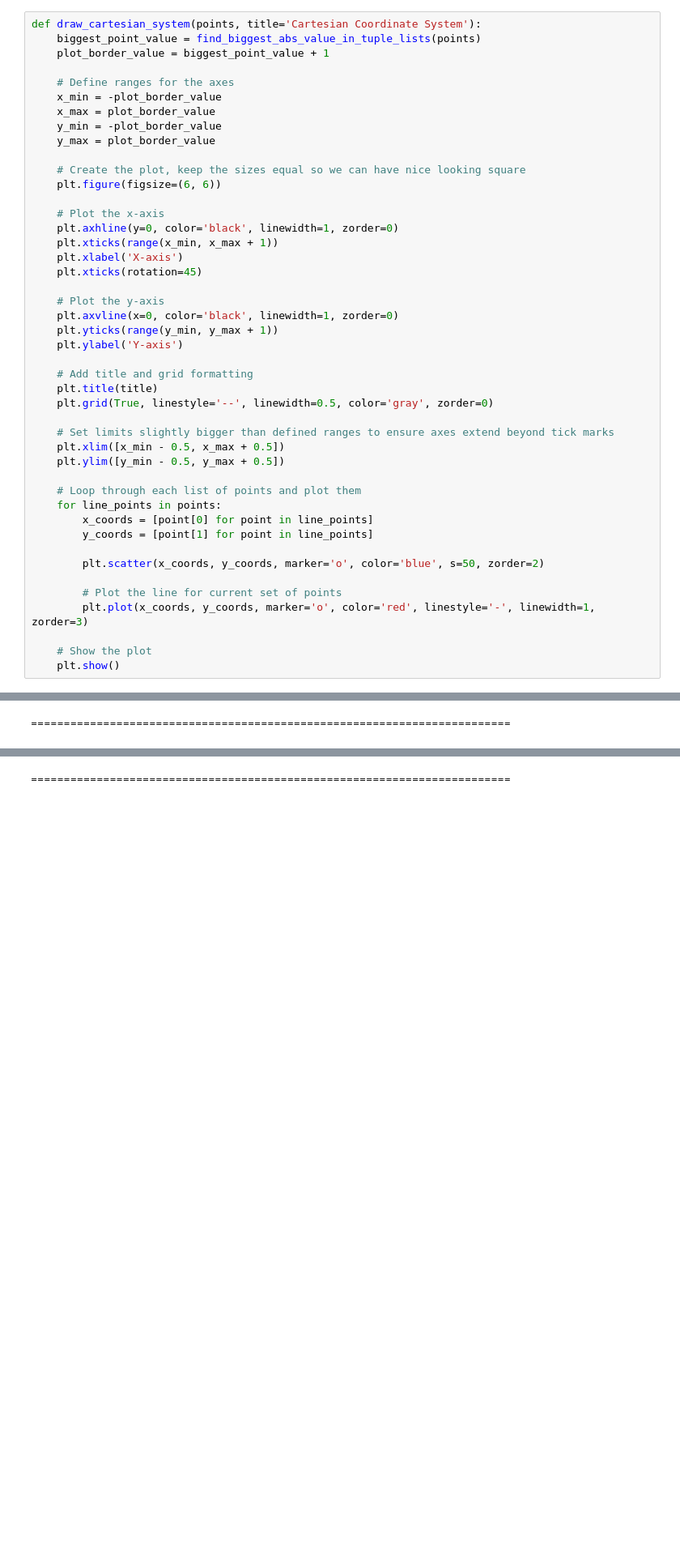
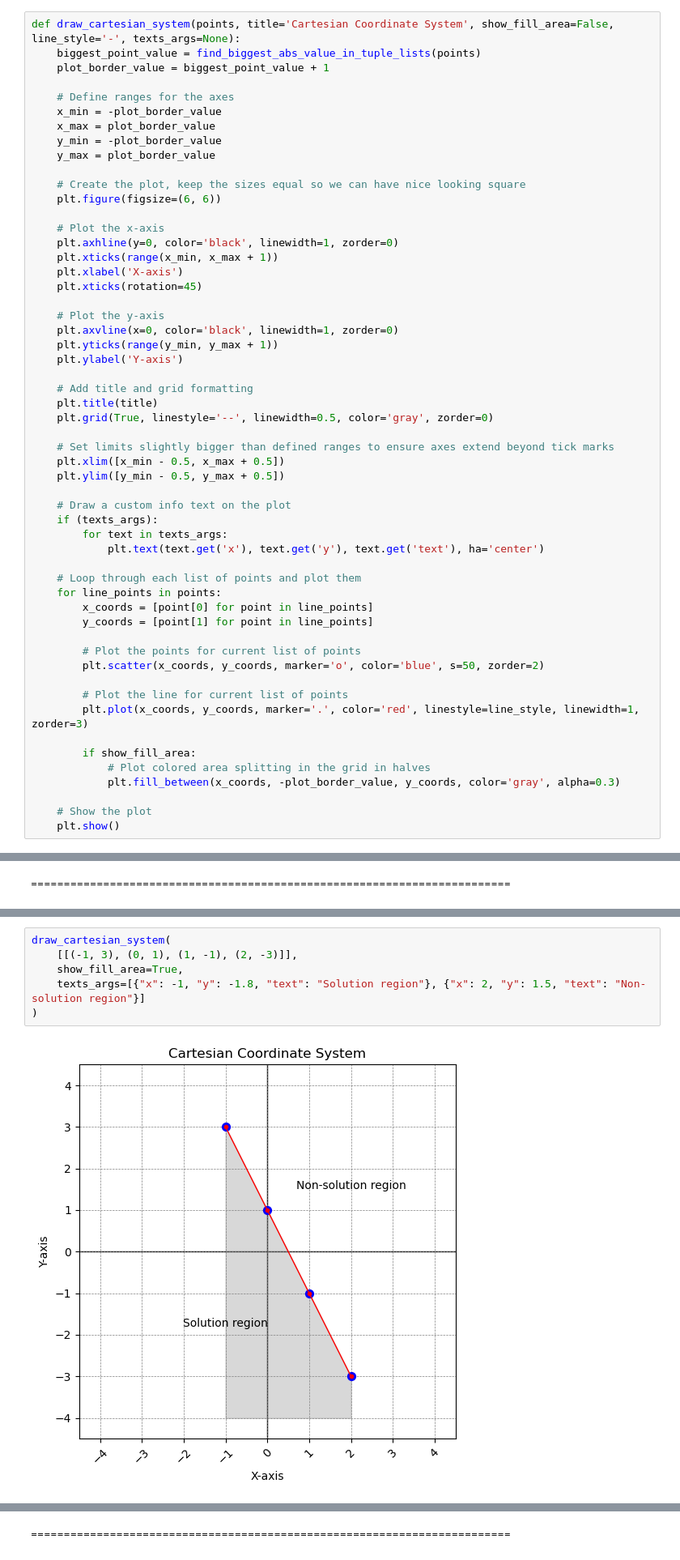
Before and after one commit to BZIvanov/Learning-Algebra, a Jupyter notebook: Algebra1/Algebra1.ipynb, the cells around one changed output, grey strips where cells are left out. Shown: that part at 81% size. Drawn from its saved outputs; the diff is of its cells as text; blank space fills up the shorter version.

Commit message:
update drawing function to display custom textx

```diff
--- a/Algebra1/Algebra1.ipynb
+++ b/Algebra1/Algebra1.ipynb
@@ -22,5 +22,5 @@ def find_biggest_abs_value_in_tuple_lists(tuples_lists):
 # %%
-def draw_cartesian_system(points, title='Cartesian Coordinate System'):
+def draw_cartesian_system(points, title='Cartesian Coordinate System', show_fill_area=False, line_style='-', texts_args=None):
     biggest_point_value = find_biggest_abs_value_in_tuple_lists(points)
     plot_border_value = biggest_point_value + 1
 
@@ -52,15 +52,25 @@ def draw_cartesian_system(points, title='Cartesian Coordinate System'):
     plt.xlim([x_min - 0.5, x_max + 0.5])
     plt.ylim([y_min - 0.5, y_max + 0.5])
 
+    # Draw a custom info text on the plot
+    if (texts_args):
+        for text in texts_args:
+            plt.text(text.get('x'), text.get('y'), text.get('text'), ha='center')
+
     # Loop through each list of points and plot them
     for line_points in points:
         x_coords = [point[0] for point in line_points]
         y_coords = [point[1] for point in line_points]
 
+        # Plot the points for current list of points
         plt.scatter(x_coords, y_coords, marker='o', color='blue', s=50, zorder=2)
 
-        # Plot the line for current set of points
-        plt.plot(x_coords, y_coords, marker='o', color='red', linestyle='-', linewidth=1, zorder=3)
+        # Plot the line for current list of points
+        plt.plot(x_coords, y_coords, marker='.', color='red', linestyle=line_style, linewidth=1, zorder=3)
+
+        if show_fill_area:
+            # Plot colored area splitting in the grid in halves
+            plt.fill_between(x_coords, -plot_border_value, y_coords, color='gray', alpha=0.3)
 
     # Show the plot
     plt.show()
@@ -942,0 +957,8 @@ TODO: create filled plot
+# %%
+draw_cartesian_system(
+    [[(-1, 3), (0, 1), (1, -1), (2, -3)]],
+    show_fill_area=True,
+    texts_args=[{"x": -1, "y": -1.8, "text": "Solution region"}, {"x": 2, "y": 1.5, "text": "Non-solution region"}]
+)
+# %% [output]
+[figure, added]
```
Also changed, not shown: parts of 35 cells of this notebook.
